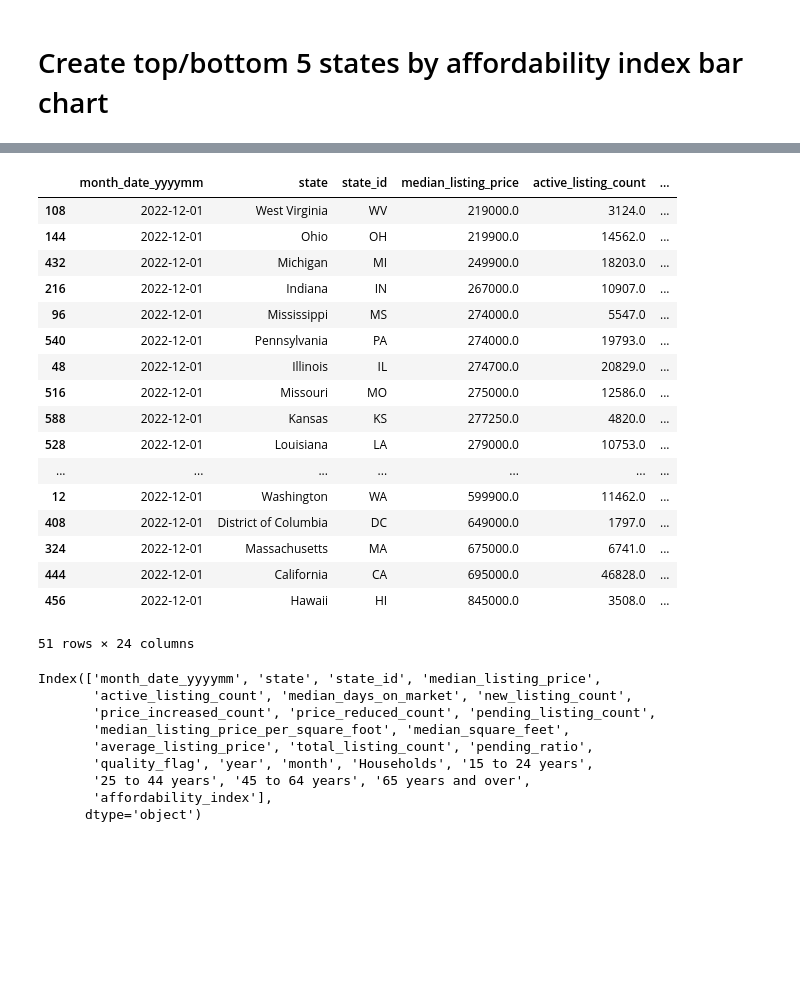
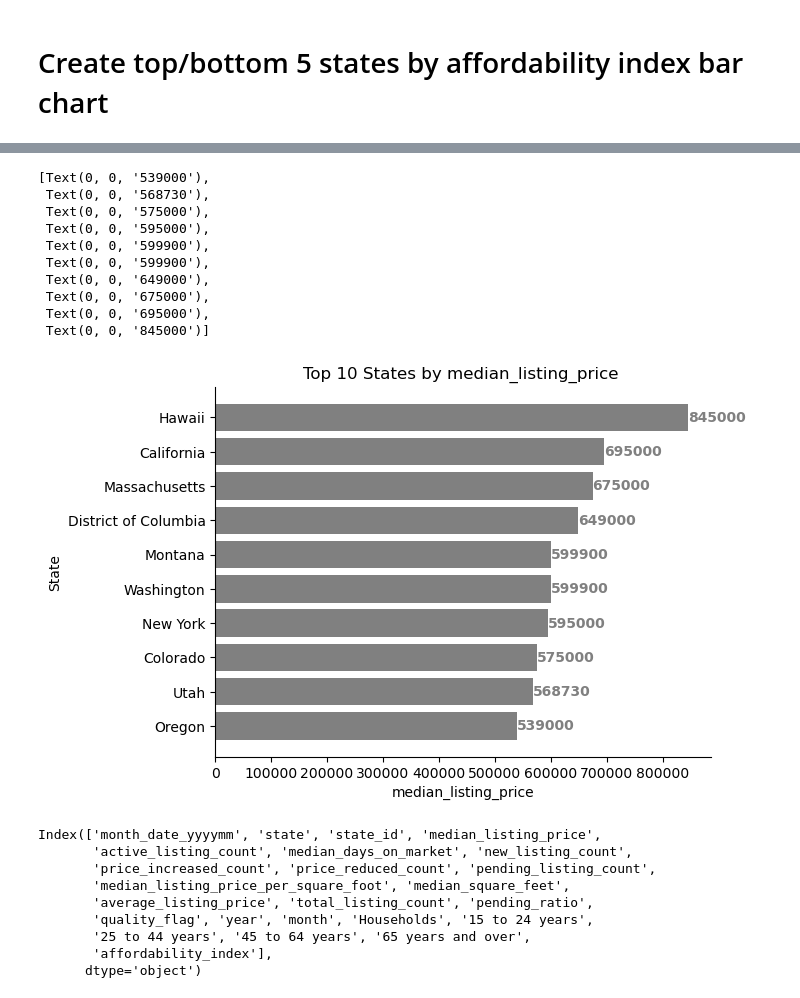
Before and after one commit to ParisAParker/Housing-Affordability-Analysis, a Jupyter notebook: notebooks/Housing EDA.ipynb, the cells around one changed output, grey strips where cells are left out. Cells and saved outputs as stored; diff of their text form; code cells hidden in the pictures; blank space fills up the shorter version.

```diff
--- a/notebooks/Housing EDA.ipynb
+++ b/notebooks/Housing EDA.ipynb
@@ -108,29 +244,48 @@ housing_df
 # %%
 metric = 'median_listing_price'
 month = 'December'
 year = 2022
 
-housing_df.query(f"year == {year} and month == '{month}'")\
-.sort_values(f"{metric}", ascending = True)
+filtered_df = state_housing_df.query(f"year == {year} and month == '{month}'")\
+.sort_values(f"{metric}", ascending = False).reset_index()
+
+filtered_df = filtered_df[['month_date_yyyymm','state',f'{metric}']]
+, ascending = False
+top_10_states = filtered_df.head(10)
+top_10_states = top_10_states.sort_values(by = f"{metric}", ascending = True)
+
+bottom_10_states = filtered_df.tail(10)
+
+# Define x and y
+x = top_10_states[f'{metric}']
+y = top_10_states['state']
+
+# Create horizontal bar chart for national affordability index by month
+fig, ax = plt.subplots()
+bars = ax.barh(y, x, color = 'grey')
+
+# Set the title and axes
+ax.set_xlabel(f'{metric}')
+ax.set_ylabel('State')
+ax.set_title(f'Top 10 States by {metric} ')
+
+# Remove the spines
+ax.spines['top'].set_visible(False)
+ax.spines['right'].set_visible(False)
+
+ax.bar_label(bars, color = 'grey', fontweight = 'bold')
 # %% [output]
-|  | month_date_yyyymm | state | state_id | median_listing_price | active_listing_count | ... |
-| 108 | 2022-12-01 | West Virginia | WV | 219000.0 | 3124.0 | ... |
-| 144 | 2022-12-01 | Ohio | OH | 219900.0 | 14562.0 | ... |
-| 432 | 2022-12-01 | Michigan | MI | 249900.0 | 18203.0 | ... |
-| 216 | 2022-12-01 | Indiana | IN | 267000.0 | 10907.0 | ... |
-| 96 | 2022-12-01 | Mississippi | MS | 274000.0 | 5547.0 | ... |
-| 540 | 2022-12-01 | Pennsylvania | PA | 274000.0 | 19793.0 | ... |
-| 48 | 2022-12-01 | Illinois | IL | 274700.0 | 20829.0 | ... |
-| 516 | 2022-12-01 | Missouri | MO | 275000.0 | 12586.0 | ... |
-| 588 | 2022-12-01 | Kansas | KS | 277250.0 | 4820.0 | ... |
-| 528 | 2022-12-01 | Louisiana | LA | 279000.0 | 10753.0 | ... |
-| ... | ... | ... | ... | ... | ... | ... |
-| 12 | 2022-12-01 | Washington | WA | 599900.0 | 11462.0 | ... |
-| 408 | 2022-12-01 | District of Columbia | DC | 649000.0 | 1797.0 | ... |
-| 324 | 2022-12-01 | Massachusetts | MA | 675000.0 | 6741.0 | ... |
-| 444 | 2022-12-01 | California | CA | 695000.0 | 46828.0 | ... |
-| 456 | 2022-12-01 | Hawaii | HI | 845000.0 | 3508.0 | ... |
-51 rows × 24 columns
+[Text(0, 0, '539000'),
+ Text(0, 0, '568730'),
+ Text(0, 0, '575000'),
+ Text(0, 0, '595000'),
+ Text(0, 0, '599900'),
+ Text(0, 0, '599900'),
+ Text(0, 0, '649000'),
+ Text(0, 0, '675000'),
+ Text(0, 0, '695000'),
+ Text(0, 0, '845000')]
+[figure, added]
 # %%
 housing_df.columns
 # %% [output]
```
Also changed, not shown: parts of 16 cells of this notebook, 1 other file.
